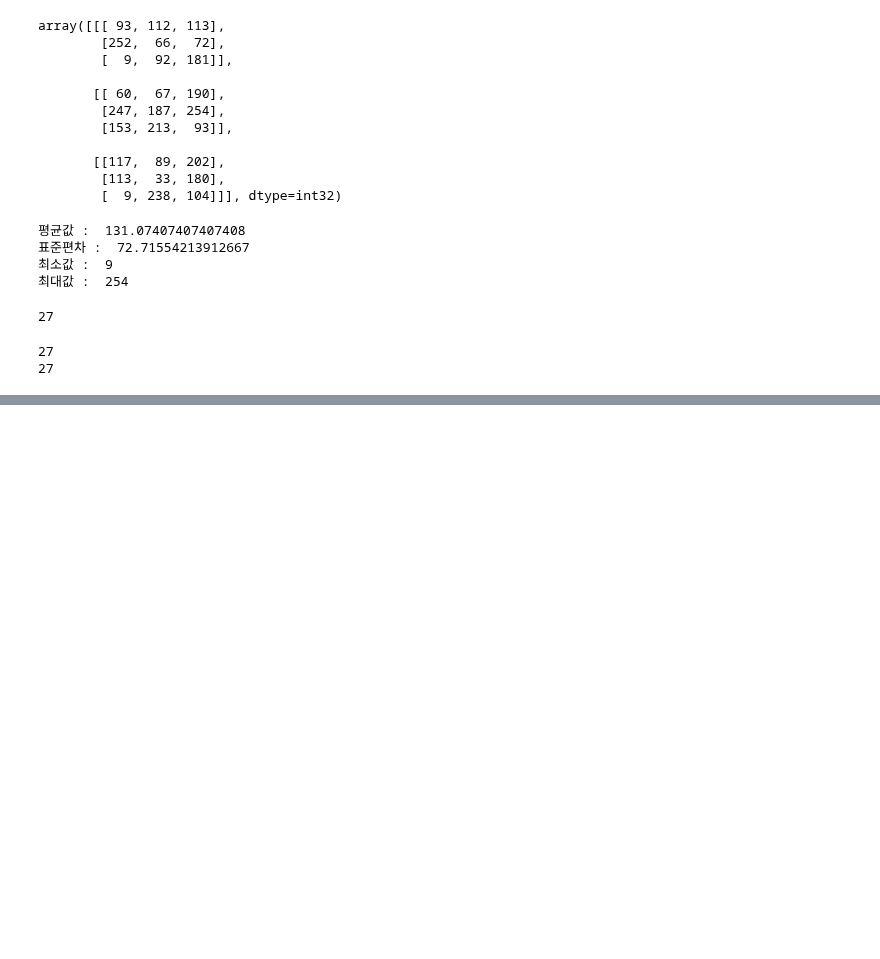
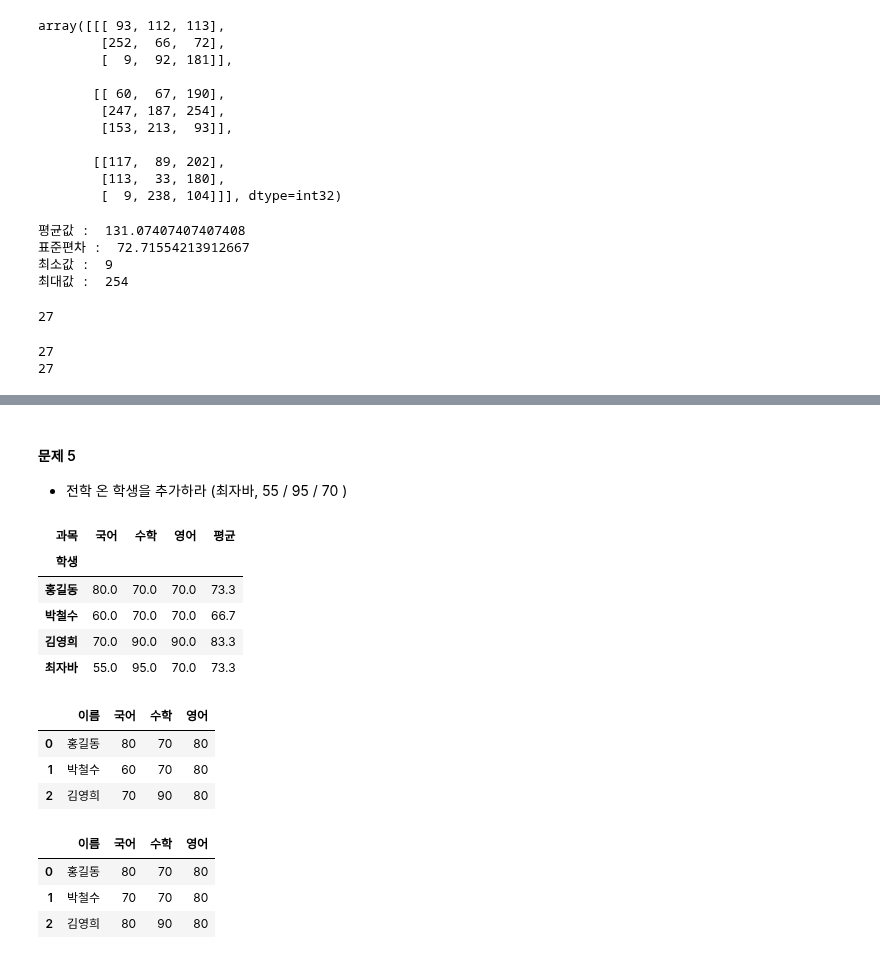
Before and after one commit to BBiT808/Game-of_pyThon, a Jupyter notebook: py10_numpy.ipynb, the cells around one changed output, grey strips where cells are left out. Drawn from its saved outputs; the diff is of its cells as text; code cells hidden in the pictures; blank space fills up the shorter version.

```diff
--- a/py10_numpy.ipynb
+++ b/py10_numpy.ipynb
@@ -379,0 +763,24 @@ print(np.count_nonzero(x))
+# %%
+import numpy as np
+import pandas as pd
+
+korean_dict = {
+    '홍길동': 80,
+    '박철수': 60,
+    '김영희': 70,
+}
+korean = pd.Series(korean_dict)
+math_dict = {
+    '홍길동': 70,
+    '박철수': 70,
+    '김영희': 90}
+math = pd.Series(math_dict)
+english_dict = {
+    '홍길동': 80,
+    '박철수': 80,
+    '김영희': 80}
+english = pd.Series(math_dict)
+score = pd.DataFrame({'국어': korean,'수학':math, '영어':english})
+score.index.name = "학생"  # 인덱스 이름을 지정
+score.columns.name = "과목"   # 컬럼 이름을 지정
+score
@@ -379,0 +816,4 @@ print(np.count_nonzero(x))
+# %%
+avg = ((score['국어']+score['수학']+score['영어']) / 3)
+score["평균"] = round(avg,1)
+score
@@ -379,0 +826,43 @@ print(np.count_nonzero(x))
+# %% [markdown]
+#### 문제 5
+- 전학 온 학생을 추가하라 (최자바, 55 / 95 / 70 )
+# %%
+java = pd.Series(data = [55,95,70],index = ['국어', '수학', '영어'])
+score.loc['최자바'] = java
+score.loc['최자바','평균'] = round((score.loc['최자바','국어']+score.loc['최자바','수학']+score.loc['최자바','영어'])/3, 1)
+score
+# %% [output]
+| 과목 | 국어 | 수학 | 영어 | 평균 |
+| 학생 |  |  |  |  |
+| 홍길동 | 80.0 | 70.0 | 70.0 | 73.3 |
+| 박철수 | 60.0 | 70.0 | 70.0 | 66.7 |
+| 김영희 | 70.0 | 90.0 | 90.0 | 83.3 |
+| 최자바 | 55.0 | 95.0 | 70.0 | 73.3 |
+# %%
+# 해설 !!!!!
+  # 1) 기본적인 방법 > 제일 간편~
+data = {
+    '이름' : ['홍길동','박철수','김영희'],
+    '국어' : [80,60,70],
+    '수학' : [70,70,90],
+    '영어' : [80,80,80]
+}
+df = pd.DataFrame(data)
+df
+# %% [output]
+|  | 이름 | 국어 | 수학 | 영어 |
+| 0 | 홍길동 | 80 | 70 | 80 |
+| 1 | 박철수 | 60 | 70 | 80 |
+| 2 | 김영희 | 70 | 90 | 80 |
+# %%
+  # 2) 키값쌍으로 리스트에 저장하는 방법
+data = [{'이름' :'홍길동', '국어':80, '수학':70, '영어':80},
+        {'이름' :'박철수', '국어':70, '수학':70, '영어':80},
+        {'이름' :'김영희', '국어':80, '수학':90, '영어':80}]
+df = pd.DataFrame(data)
+df
+# %% [output]
+|  | 이름 | 국어 | 수학 | 영어 |
+| 0 | 홍길동 | 80 | 70 | 80 |
+| 1 | 박철수 | 70 | 70 | 80 |
+| 2 | 김영희 | 80 | 90 | 80 |
```
Also changed, not shown: parts of 56 cells of this notebook, 11 other files.
